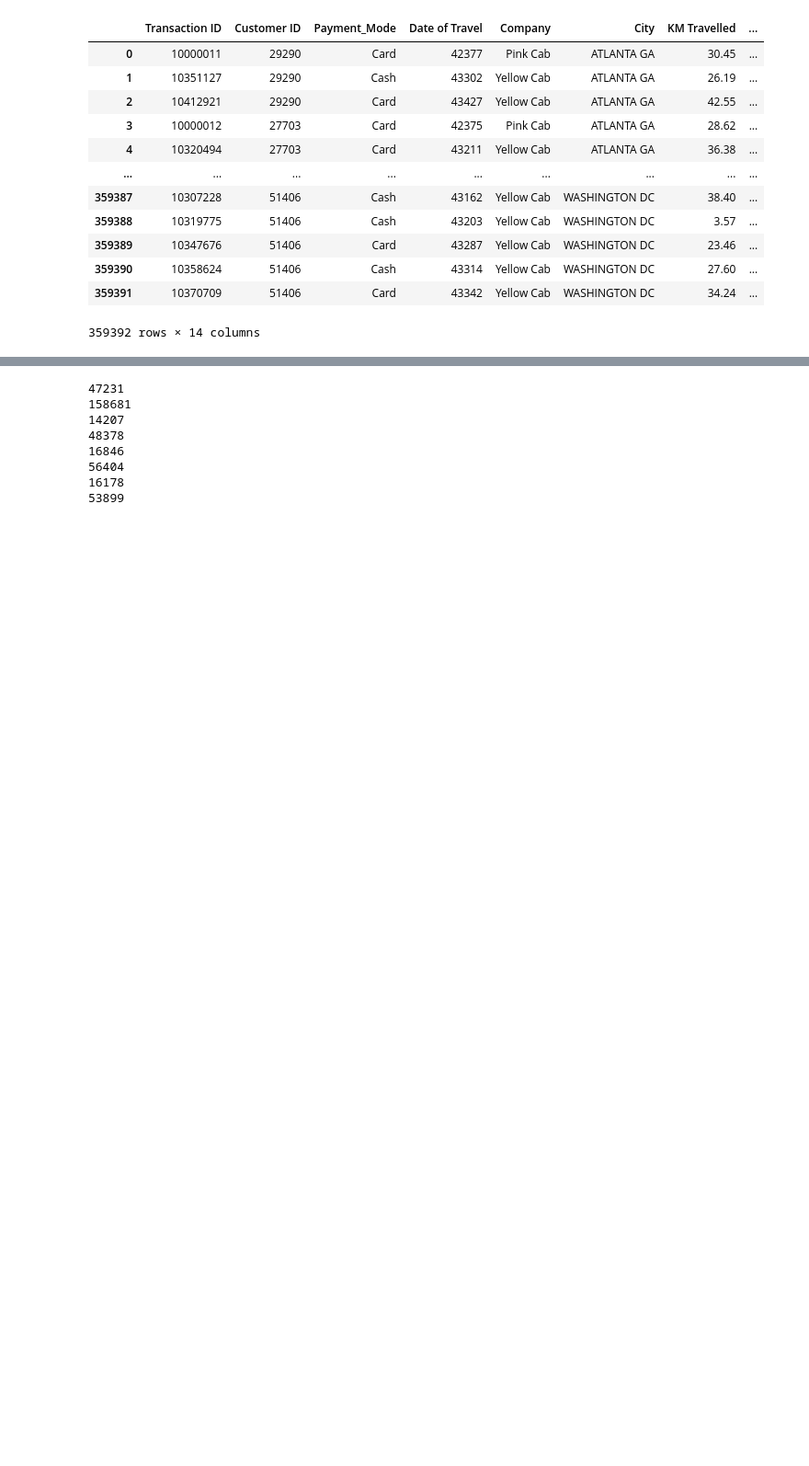
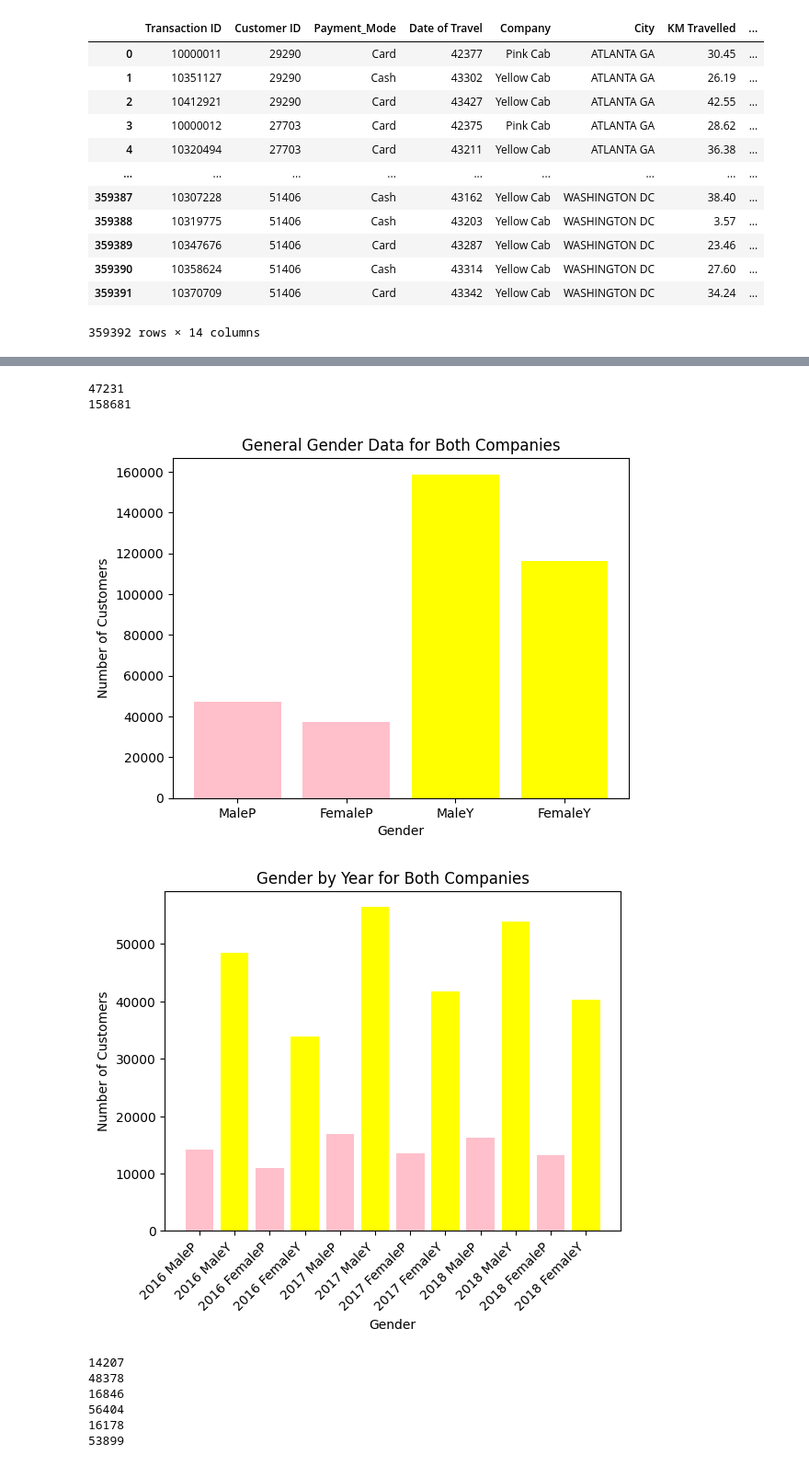
Before and after one commit to EMILYWYAO/Data-Glacier-Internship, a Jupyter notebook: Week 2/EDA_Notebook.ipynb, the cells around one changed output, grey strips where cells are left out. Shown: that part at 92% size. Cells and saved outputs as stored; diff of their text form; code cells hidden in the pictures; blank space fills up the shorter version.

```diff
--- a/Week 2/EDA_Notebook.ipynb
+++ b/Week 2/EDA_Notebook.ipynb
@@ -253,6 +494,8 @@ plt.plot(freq2.keys(), freq2.values(), 'o')
 # %%
 #Gender Analysis
 #Hypothesis 3: For both companies, males make up most of the customer base and therefore contribute more to profit than females.
+#Explanation: Background knowledge that the taxi industry is male dominated.
+
 #Customer base for each company
 Pink_Gender = Pink_Cab_Data['Gender']
 counts=pd.Series(Pink_Gender).value_counts()
@@ -261,41 +504,63 @@ Yellow_Gender = Yellow_Cab_Data['Gender']
 counts=pd.Series(Yellow_Gender).value_counts() #
 print(counts.get('Male')) # 274,681 customers total 158,681 are male and 116,000 are females
 
-#Customer base broken down for each year
+#Vizualization
+x = ["MaleP", "FemaleP", "MaleY", "FemaleY"]
+y = [47231, 37480, 158681, 116000]
+c = ['pink','pink','yellow','yellow']
+plot =plt.bar(x, y, color=c)
+plot =plt.title("General Gender Data for Both Companies")
+plot =plt.xlabel("Gender")
+plot =plt.ylabel("Number of Customers")
+plt.show()
+
+x = ["2016 MaleP", "2016 MaleY", "2016 FemaleP", "2016 FemaleY", "2017 MaleP", "2017 MaleY", "2017 FemaleP", "2017 FemaleY", "2018 MaleP", "2018 MaleY", "2018 FemaleP", "2018 FemaleY"]
+y = [14207, 48378, 10873, 33861, 16846, 56404, 13475, 41785, 16178, 53899, 13132, 40354]
+c = ['pink','yellow','pink','yellow','pink','yellow','pink','yellow','pink','yellow','pink','yellow']
+plot =plt.bar(x, y, color=c)
+plot =plt.title("Gender by Year for Both Companies")
+plot =plt.xlabel("Gender")
+plot =plt.ylabel("Number of Customers")
+plot =plt.xticks(rotation=45, ha='right')
+plt.show()
+
+#Calculations
 Pink_Gender2016 = Pink16['Gender']
 counts=pd.Series(Pink_Gender2016).value_counts()
 print(counts.get('Male'))
 Yellow_Gender2016 = Yellow16['Gender']
 counts=pd.Series(Yellow_Gender2016).value_counts()
 print(counts.get('Male'))
 
 Pink_Gender2017 = Pink17['Gender']
 counts=pd.Series(Pink_Gender2017).value_counts()
 print(counts.get('Male'))
 Yellow_Gender2017 = Yellow17['Gender']
 counts=pd.Series(Yellow_Gender2017).value_counts()
 print(counts.get('Male'))
 
 Pink_Gender2018 = Pink18['Gender']
 counts=pd.Series(Pink_Gender2018).value_counts()
 print(counts.get('Male'))
 Yellow_Gender2018 = Yellow18['Gender']
 counts=pd.Series(Yellow_Gender2018).value_counts()
 print(counts.get('Male'))
 
 #     Pink:               Yellow:
 #2016:14,207 m  10,873 f 48,378 m  33,861 f
 #2017:16,846 m  13,475 f 56,404 m  41,785 f
 #2018:16,178 m  13,132 f 53,899 m  40,354 f
 # %% [output]
 47231
 158681
-14207
-48378
-16846
-56404
-16178
-53899
+[figure, added]
+[figure, added]
+14207
+48378
+16846
+56404
+16178
+53899
 # %%
 #Payment Type Analysis
 #General
```
Also changed, not shown: parts of 8 cells of this notebook, 1 other file.
